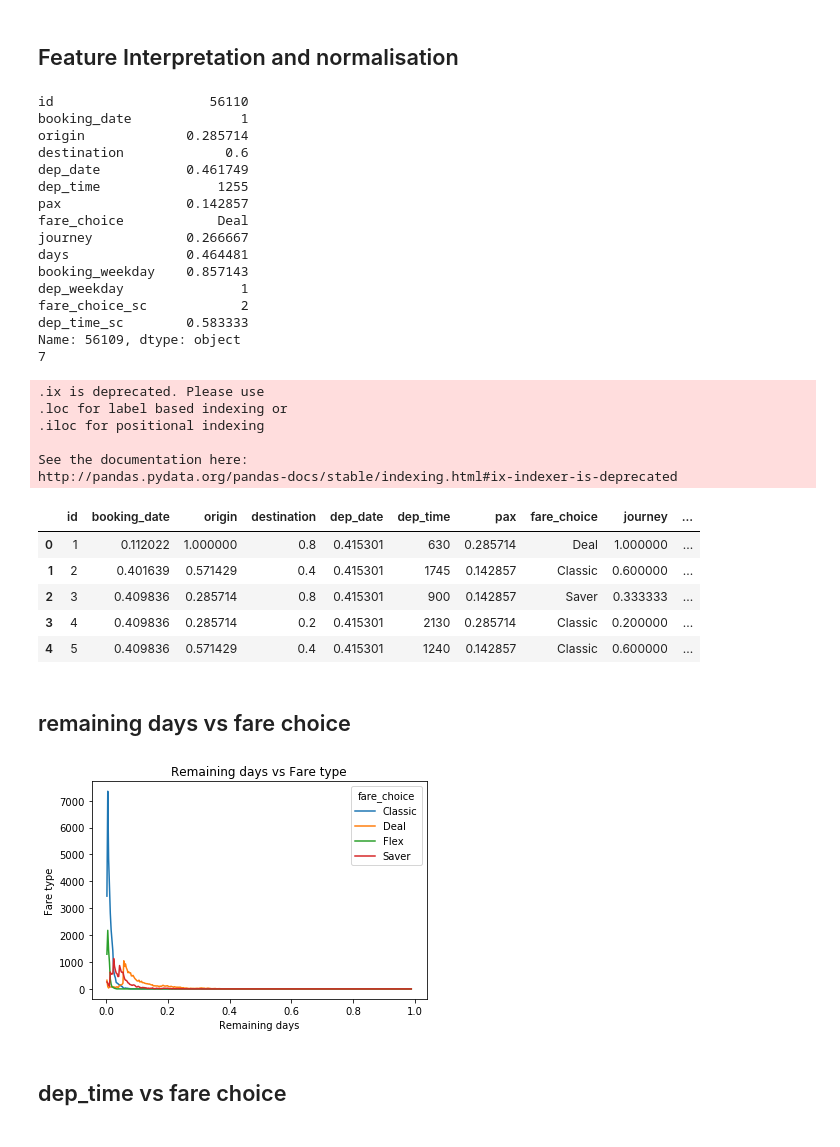
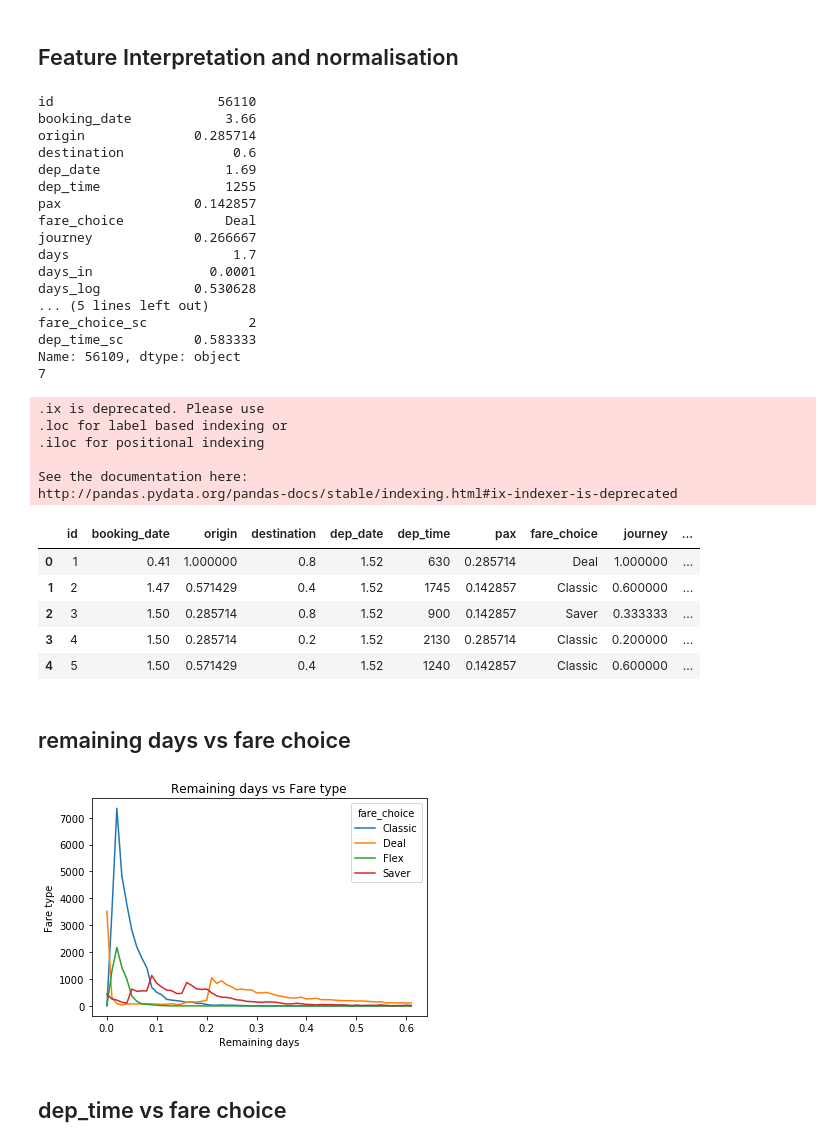
Before and after one commit to eldhoabraham/datathlete, a Jupyter notebook: v2/Datathletics-v2.ipynb, the cells around one changed output. Drawn from its saved outputs; the diff is of its cells as text; code cells hidden in the pictures.

```diff
--- a/v2/Datathletics-v2.ipynb
+++ b/v2/Datathletics-v2.ipynb
@@ -36,9 +43,10 @@ Location = r'test.csv'
 test_df = pd.read_csv(Location, parse_dates=['booking_date', 'dep_date'])
 #print(type(test_df["Hour"][0]))
 
-maxPax  = max(df['pax'])
-numDaysInYear = 366
+maxPax  = 7#max(df['pax'])
+numDaysInYear = 100
 numClasses = 4
+epsilon = 0.0001
 
 #df['dep_time'] = pd.to_datetime(pd.Series(sLength, index=df.index))
 #test_df['Day'] = pd.Series(sLength, index=df.index)
@@ -52,10 +60,16 @@ maxDest  = max(df['destination'])+1
 df['origin'] = (df['origin']+1)/maxOrg
 df['destination'] = (df['destination']+1)/maxDest
 df['days'] = (((df['dep_date'] - df['booking_date'])/np.timedelta64(1, 'D')).astype(int)+1)/numDaysInYear
+df['days_in'] = df.days[np.abs(df.days-df.days.mean())<=(2*df.days.std())]
+df['days_in'] = df.days_in.fillna(epsilon)
+df['days_log'] = np.log(df['days'])
 df['booking_weekday'] = (df['booking_date'].dt.dayofweek+1)/7
 df['dep_weekday'] = (df['dep_date'].dt.dayofweek+1)/7
 df['booking_date'] = (df['booking_date'].dt.dayofyear)/numDaysInYear
 df['dep_date'] = (df['dep_date'].dt.dayofyear)/numDaysInYear
+df['booking_date_in'] = np.abs(df.booking_date-df.booking_date.mean())<=(3*df.booking_date.std())
+df['booking_date_log'] = np.log(df['booking_date'])
+df['dep_date_log'] = np.log(df['dep_date'])
 df['fare_choice_sc'] = (df.groupby(['fare_choice']).ngroup()+1)
 df['dep_time_sc'] = (((df['dep_time']%100).astype(int)/5)+1 + ((df['dep_time']/100).astype(int)+1)*12)/((24*12))
 df['pax'] = df['pax']/maxPax
@@ -73,67 +87,73 @@ maxDest  = max(test_df['destination'])+1
 test_df['origin'] = (test_df['origin']+1)/maxOrg
 test_df['destination'] = (test_df['destination']+1)/maxDest
 test_df['days'] = (((test_df['dep_date'] - test_df['booking_date'])/np.timedelta64(1, 'D')).astype(int)+1)/numDaysInYear
+test_df['days_in'] = test_df.days[np.abs(test_df.days-df.days.mean())<=(2*test_df.days.std())]
+test_df['days_in'] = test_df.days_in.fillna(epsilon)
 test_df['booking_weekday'] = (test_df['booking_date'].dt.dayofweek+1)/7
 test_df['dep_weekday'] = (test_df['dep_date'].dt.dayofweek+1)/7
 test_df['booking_date'] = (test_df['booking_date'].dt.dayofyear)/numDaysInYear
+test_df['booking_date_in'] = np.abs(df.booking_date-df.booking_date.mean())<=(3*df.booking_date.std())
 test_df['dep_date'] = (test_df['dep_date'].dt.dayofyear)/numDaysInYear
+test_df['booking_date_log'] = np.log(test_df['booking_date'])
+test_df['dep_date_log'] = np.log(test_df['dep_date'])
 test_df['dep_time_sc'] = (((test_df['dep_time']%100).astype(int)/5)+1 + ((test_df['dep_time']/100).astype(int)+1)*12)/((24*12))
 test_df['pax'] = test_df['pax']/maxPax
 #df['id2'] = df.groupby(['destination']).ngroup()
 maxID  = max(test_df['journey'])+1
 test_df['journey'] = (test_df['journey']+1)/maxID
 print(maxPax)
 
 #print(df.groupby('days').mean())
 df.head()
 #df.sort_values(['days'], ascending=True)
 #test_df.head()
 
 #print(df.origin.unique())
 #print(test_df.origin.unique())
 #print(df.destination.unique())
 #print(test_df.destination.unique())
 #df.destination.unique()
 # %% [output]
-id                    56110
-booking_date              1
-origin             0.285714
-destination             0.6
-dep_date           0.461749
-dep_time               1255
-pax                0.142857
-fare_choice            Deal
-journey            0.266667
-days               0.464481
-booking_weekday    0.857143
-dep_weekday               1
-fare_choice_sc            2
-dep_time_sc        0.583333
+id                     56110
+booking_date            3.66
+origin              0.285714
+destination              0.6
+dep_date                1.69
+dep_time                1255
+pax                 0.142857
+fare_choice             Deal
+journey             0.266667
+days                     1.7
+days_in               0.0001
+days_log            0.530628
+... (5 lines left out)
+fare_choice_sc             2
+dep_time_sc         0.583333
 Name: 56109, dtype: object
 7
 .ix is deprecated. Please use
 .loc for label based indexing or
 .iloc for positional indexing
 
 See the documentation here:
 http://pandas.pydata.org/pandas-docs/stable/indexing.html#ix-indexer-is-deprecated
 |  | id | booking_date | origin | destination | dep_date | dep_time | pax | fare_choice | journey | ... |
-| 0 | 1 | 0.112022 | 1.000000 | 0.8 | 0.415301 | 630 | 0.285714 | Deal | 1.000000 | ... |
-| 1 | 2 | 0.401639 | 0.571429 | 0.4 | 0.415301 | 1745 | 0.142857 | Classic | 0.600000 | ... |
-| 2 | 3 | 0.409836 | 0.285714 | 0.8 | 0.415301 | 900 | 0.142857 | Saver | 0.333333 | ... |
-| 3 | 4 | 0.409836 | 0.285714 | 0.2 | 0.415301 | 2130 | 0.285714 | Classic | 0.200000 | ... |
-| 4 | 5 | 0.409836 | 0.571429 | 0.4 | 0.415301 | 1240 | 0.142857 | Classic | 0.600000 | ... |
+| 0 | 1 | 0.41 | 1.000000 | 0.8 | 1.52 | 630 | 0.285714 | Deal | 1.000000 | ... |
+| 1 | 2 | 1.47 | 0.571429 | 0.4 | 1.52 | 1745 | 0.142857 | Classic | 0.600000 | ... |
+| 2 | 3 | 1.50 | 0.285714 | 0.8 | 1.52 | 900 | 0.142857 | Saver | 0.333333 | ... |
+| 3 | 4 | 1.50 | 0.285714 | 0.2 | 1.52 | 2130 | 0.285714 | Classic | 0.200000 | ... |
+| 4 | 5 | 1.50 | 0.571429 | 0.4 | 1.52 | 1240 | 0.142857 | Classic | 0.600000 | ... |
 # %% [markdown]
 ## remaining days vs fare choice
 # %%
 %matplotlib inline
-pd.crosstab(df.days,df.fare_choice).plot(kind='line')
+pd.crosstab(df.days_in,df.fare_choice).plot(kind='line')
 plt.title('Remaining days vs Fare type')
 plt.xlabel('Remaining days')
 plt.ylabel('Fare type')
 plt.savefig('purchase_fre_job')
 # %% [output]
-[figure, old version]
+[figure, new version]
 # %% [markdown]
 ## dep_time vs fare choice
 # %%
```
Also changed, not shown: parts of 9 cells of this notebook, 1 other file.
